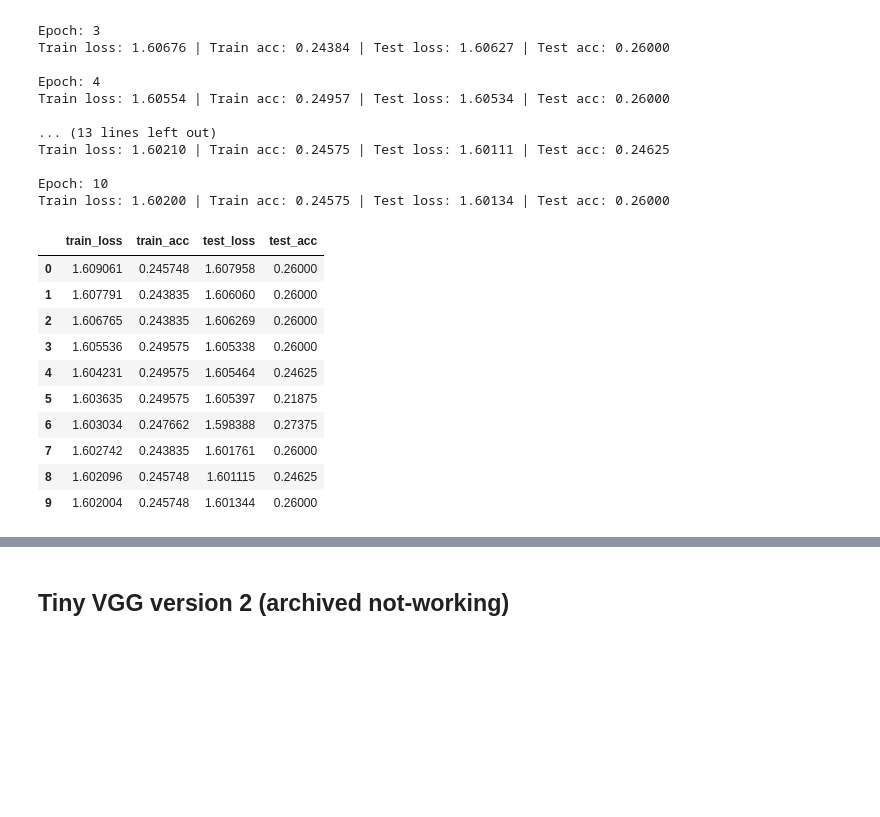
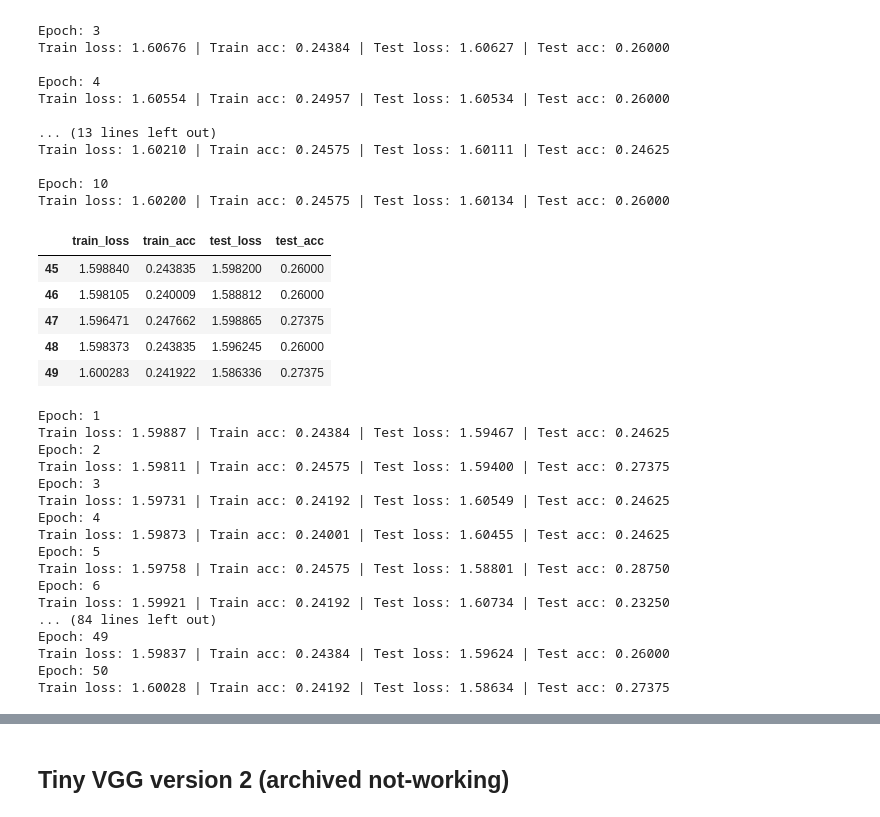
Before and after one commit to neddanedda/PyTorch_course, a Jupyter notebook: Flowers_five_classes.ipynb, the cells around one changed output, grey strips where cells are left out. Cells and saved outputs as stored; diff of their text form; code cells hidden in the pictures; blank space fills up the shorter version.

```diff
--- a/Flowers_five_classes.ipynb
+++ b/Flowers_five_classes.ipynb
@@ -719,8 +735,8 @@ data = datasets.ImageFolder(root="train",
 # %%
 class_names = data.classes
 # %%
-train_data, test_data = train_test_split(data, test_size=0.05)
-other_data, train_data = train_test_split(train_data, test_size=0.25)
+train_data, test_data = train_test_split(data, test_size=0.02)
+other_data, train_data = train_test_split(train_data, test_size=0.20)
 # %%
 len(train_data), len(test_data)
 # %% [output]
@@ -770,19 +786,14 @@ Epoch: 10
 Train loss: 1.60200 | Train acc: 0.24575 | Test loss: 1.60134 | Test acc: 0.26000
 # %%
 model_3_results = pd.DataFrame(model_3_results)
-model_3_results
+model_3_results.tail()
 # %% [output]
 |  | train_loss | train_acc | test_loss | test_acc |
-| 0 | 1.609061 | 0.245748 | 1.607958 | 0.26000 |
-| 1 | 1.607791 | 0.243835 | 1.606060 | 0.26000 |
-| 2 | 1.606765 | 0.243835 | 1.606269 | 0.26000 |
-| 3 | 1.605536 | 0.249575 | 1.605338 | 0.26000 |
-| 4 | 1.604231 | 0.249575 | 1.605464 | 0.24625 |
-| 5 | 1.603635 | 0.249575 | 1.605397 | 0.21875 |
-| 6 | 1.603034 | 0.247662 | 1.598388 | 0.27375 |
-| 7 | 1.602742 | 0.243835 | 1.601761 | 0.26000 |
-| 8 | 1.602096 | 0.245748 | 1.601115 | 0.24625 |
-| 9 | 1.602004 | 0.245748 | 1.601344 | 0.26000 |
+| 45 | 1.598840 | 0.243835 | 1.598200 | 0.26000 |
+| 46 | 1.598105 | 0.240009 | 1.588812 | 0.26000 |
+| 47 | 1.596471 | 0.247662 | 1.598865 | 0.27375 |
+| 48 | 1.598373 | 0.243835 | 1.596245 | 0.26000 |
+| 49 | 1.600283 | 0.241922 | 1.586336 | 0.27375 |
 # %%
 plot_model_results(model_3_results)
 # %%
@@ -802,7 +816,25 @@ model_3_results1 = train(model_3,
                          train_dataloader,
                          test_dataloader,
                          optimizer,
-                         epochs=10)
+                         epochs=50)
+# %% [output]
+Epoch: 1
+Train loss: 1.59887 | Train acc: 0.24384 | Test loss: 1.59467 | Test acc: 0.24625
+Epoch: 2
+Train loss: 1.59811 | Train acc: 0.24575 | Test loss: 1.59400 | Test acc: 0.27375
+Epoch: 3
+Train loss: 1.59731 | Train acc: 0.24192 | Test loss: 1.60549 | Test acc: 0.24625
+Epoch: 4
+Train loss: 1.59873 | Train acc: 0.24001 | Test loss: 1.60455 | Test acc: 0.24625
+Epoch: 5
+Train loss: 1.59758 | Train acc: 0.24575 | Test loss: 1.58801 | Test acc: 0.28750
+Epoch: 6
+Train loss: 1.59921 | Train acc: 0.24192 | Test loss: 1.60734 | Test acc: 0.23250
+... (84 lines left out)
+Epoch: 49
+Train loss: 1.59837 | Train acc: 0.24384 | Test loss: 1.59624 | Test acc: 0.26000
+Epoch: 50
+Train loss: 1.60028 | Train acc: 0.24192 | Test loss: 1.58634 | Test acc: 0.27375
 # %%
 model_3_results1 = pd.DataFrame(model_3_results1)
 model_3_results = pd.concat([model_3_results, model_3_results1])
```
Also changed, not shown: parts of 20 cells of this notebook.
